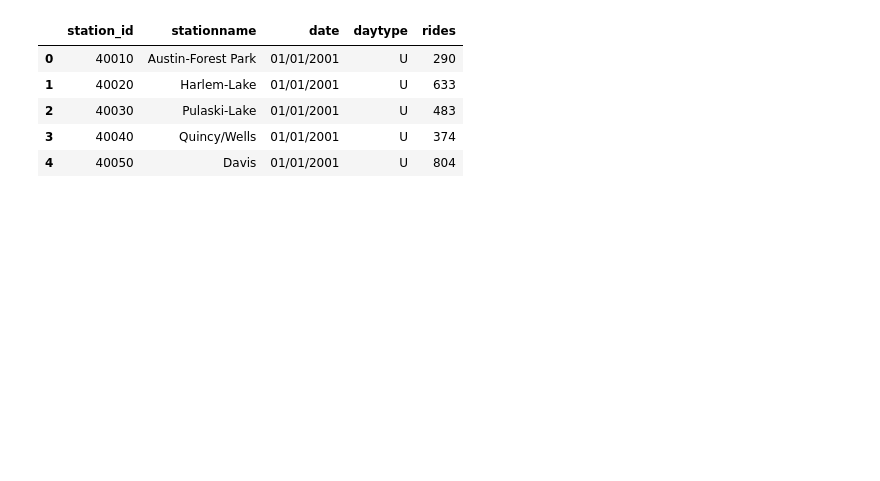
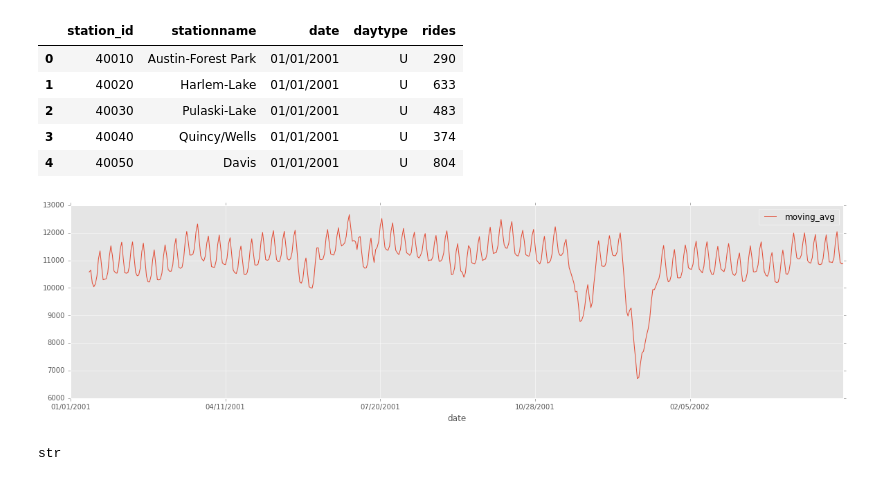
Before and after one commit to schen91020/chicago_new_location, a Jupyter notebook: DataAnalysis/Chicago_New_Location.ipynb, the cells around one changed output. Drawn from its saved outputs; the diff is of its cells as text; code cells hidden in the pictures; blank space fills up the shorter version.

Commit message:
update analysis

```diff
--- a/DataAnalysis/Chicago_New_Location.ipynb
+++ b/DataAnalysis/Chicago_New_Location.ipynb
@@ -156,3 +166,13 @@ pf.head()
 | 2 | 40030 | Pulaski-Lake | 01/01/2001 | U | 483 |
 | 3 | 40040 | Quincy/Wells | 01/01/2001 | U | 374 |
 | 4 | 40050 | Davis | 01/01/2001 | U | 804 |
+# %%
+ax=max_rides[max_rides['stationname'] == 'Clark/Lake'].head(500).plot(x = 'date', y = 'moving_avg', figsize=(20, 5))
+fig = ax.get_figure()
+fig.savefig('/Users/SamuelChen/chicago_new_location/DataAnalysis/Images/cl_head_ma.png')
+# %% [output]
+[figure, added]
+# %%
+type(list(max_rides['date'])[2])
+# %% [output]
+str
```
Also changed, not shown: parts of 2 cells of this notebook, 22 other files.
